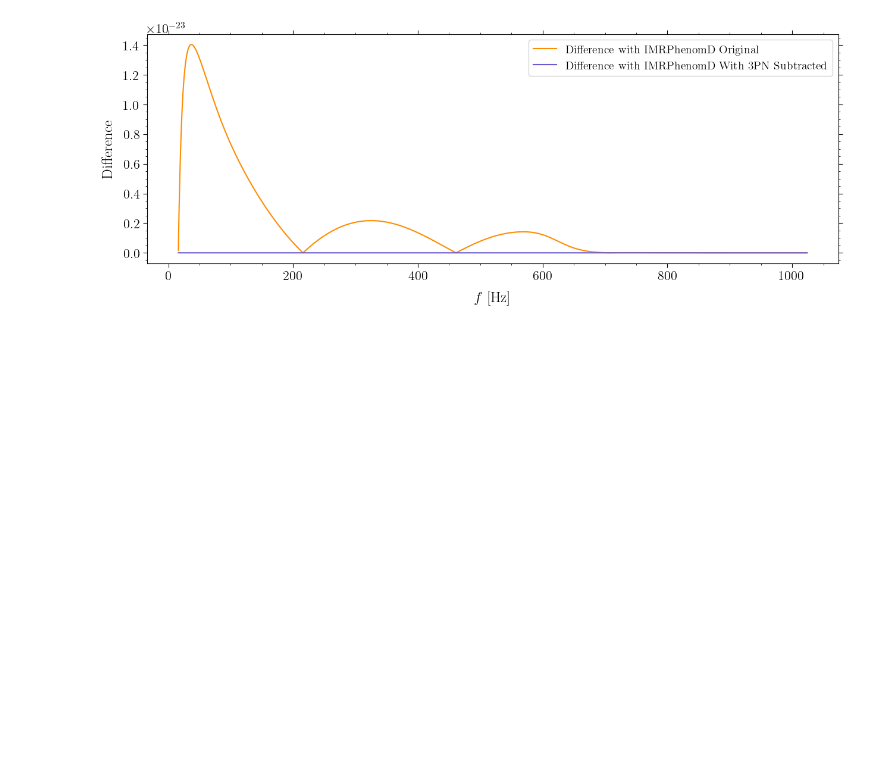
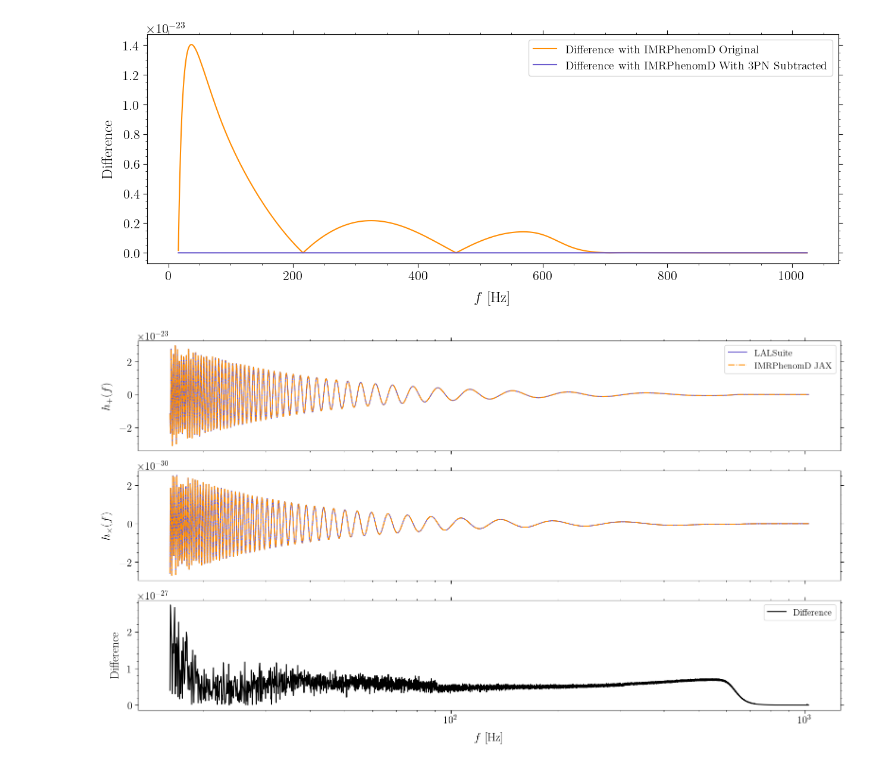
Before and after one commit to ravioli1369/IMRPhenomD, a Jupyter notebook: comparison.ipynb, the cells around one changed output. Saved outputs shown, nothing was run; the diff lists cells and outputs as text; code cells hidden in the pictures; blank space fills up the shorter version.

```diff
--- a/comparison.ipynb
+++ b/comparison.ipynb
@@ -61,6 +64,7 @@ q = torch.tensor([q_from_mass1_mass2(m1_msun, m2_msun)])
 tc = 0.0
 phic = torch.tensor([0.0])
 inclination = torch.tensor([np.pi / 2.0])
+eta = q / (1 + q) ** 2
 m1_kg = m1 * lal.MSUN_SI
 m2_kg = m2 * lal.MSUN_SI
 distance = dist_mpc.item() * 1e6 * lal.PC_SI
@@ -74,7 +78,23 @@ hp_sub, hc_sub = IMRPhenomD_sub(
     fs_torch, chirp_mass, q, chi1, chi2, dist_mpc, phic, inclination, f_ref
 )
 
+fs_ripple = jnp.arange(f_l, f_u, df)[1:]
+
+theta = [
+    chirp_mass.item(),
+    eta.item(),
+    chi1.item(),
+    chi2.item(),
+    dist_mpc.item(),
+    tc,
+    phic.item(),
+    inclination.item(),
+]
+hp_jax, hc_jax = gen_IMRPhenomD_hphc(fs_ripple, theta, f_ref)
+
 hp_og = hp_og[0].numpy()
 hc_og = hc_og[0].numpy()
 hp_sub = hp_sub[0].numpy()
 hc_sub = hc_sub[0].numpy()
+hp_jax = np.array(hp_jax)
+hc_jax = np.array(hc_jax)
@@ -113,6 +137,7 @@ hc_lalsuite = hc_lal.data.data[mask_lal]
 # %%
 diff_lal_og = np.maximum(np.abs(hp_lalsuite - hp_og), np.abs(hc_lalsuite - hc_og))
 diff_lal_sub = np.maximum(np.abs(hp_lalsuite - hp_sub), np.abs(hc_lalsuite - hc_sub))
+diff_lal_jax = np.maximum(np.abs(hp_lalsuite - hp_jax), np.abs(hc_lalsuite - hc_jax))
 # %%
 fig, ax = plt.subplots(3, 1, figsize=(16, 9), sharex=True)
 
@@ -168,3 +210,25 @@ ax.legend()
 plt.show()
 # %% [output]
 [figure]
+# %%
+fig, ax = plt.subplots(3, 1, figsize=(16, 9), sharex=True)
+
+ax[0].plot(f, hp_lalsuite.real, label="LALSuite", color="slateblue")
+ax[0].plot(f, hp_jax.real, label="IMRPhenomD JAX", color="darkorange", linestyle="-.")
+ax[0].set_ylabel(r"$h_+ (f)$")
+ax[0].set_xscale("log")
+ax[0].legend()
+
+ax[1].plot(f, hc_lalsuite.real, label="LALSuite", color="slateblue")
+ax[1].plot(f, hc_jax.real, label="IMRPhenomD JAX", color="darkorange", linestyle="-.")
+ax[1].set_ylabel(r"$h_\times (f)$")
+
+ax[2].plot(f, diff_lal_jax, label="Difference", color="black")
+ax[2].set_ylabel(r"Difference")
+ax[2].set_xlabel(r"$f$ [Hz]")
+ax[2].legend()
+
+fig.tight_layout()
+plt.show()
+# %% [output]
+[figure, added]
```
Also changed, not shown: parts of 6 cells of this notebook, 4 other files.
